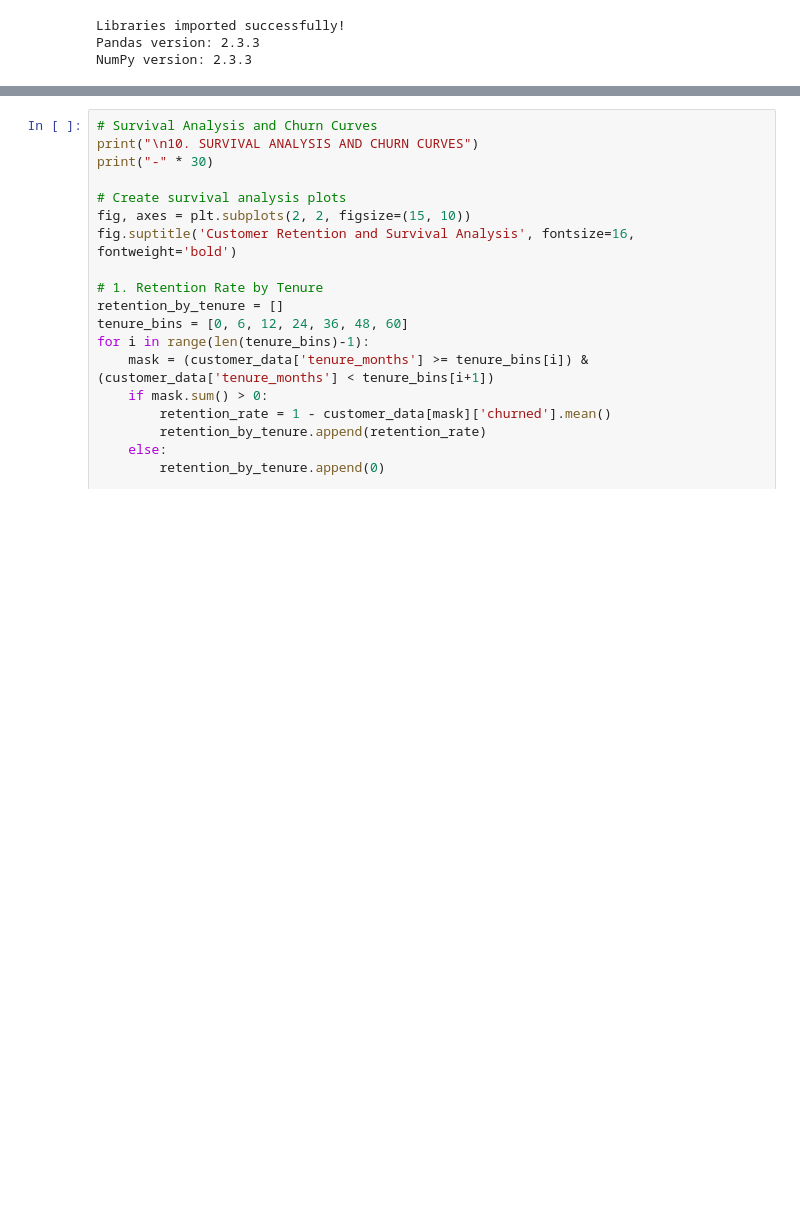
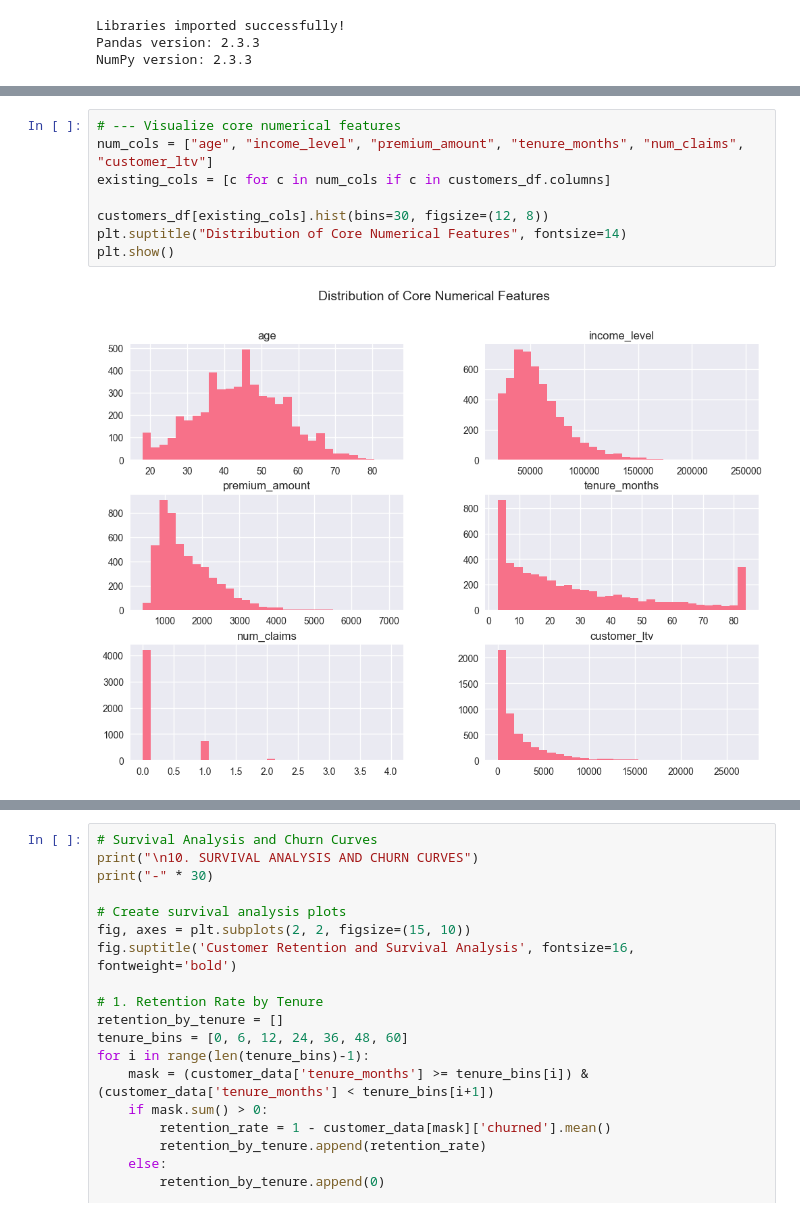
Before and after one commit to ghsaberr/agentic-customer-lifetime-value-prediction, a Jupyter notebook: agentic-customer-lifetime-value-prediction.ipynb, the cells around one changed output, grey strips where cells are left out. Saved outputs shown, nothing was run; the diff lists cells and outputs as text; blank space fills up the shorter version.

```diff
--- a/agentic-customer-lifetime-value-prediction.ipynb
+++ b/agentic-customer-lifetime-value-prediction.ipynb
@@ -495 +509,11 @@ churned
+# %%
+# --- Visualize core numerical features
+num_cols = ["age", "income_level", "premium_amount", "tenure_months", "num_claims", "customer_ltv"]
+existing_cols = [c for c in num_cols if c in customers_df.columns]
+
+customers_df[existing_cols].hist(bins=30, figsize=(12, 8))
+plt.suptitle("Distribution of Core Numerical Features", fontsize=14)
+plt.show()
+# %% [output]
+[figure, added]
 # %%
```
Also changed, not shown: parts of 14 cells of this notebook.
